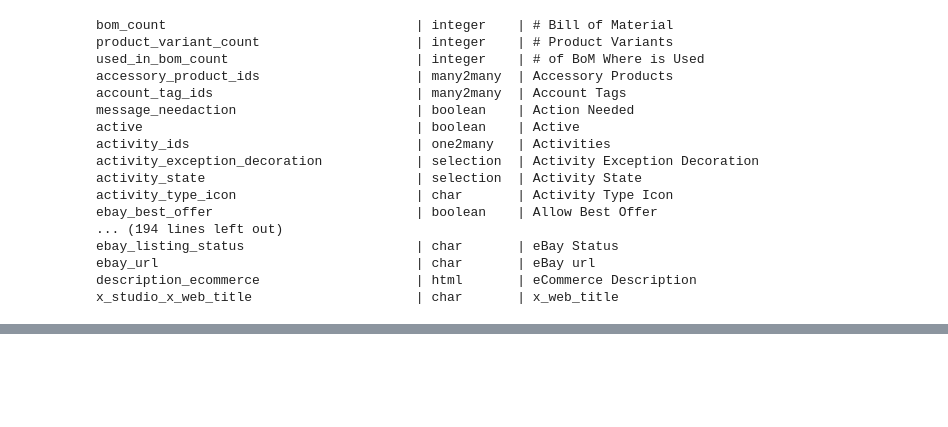
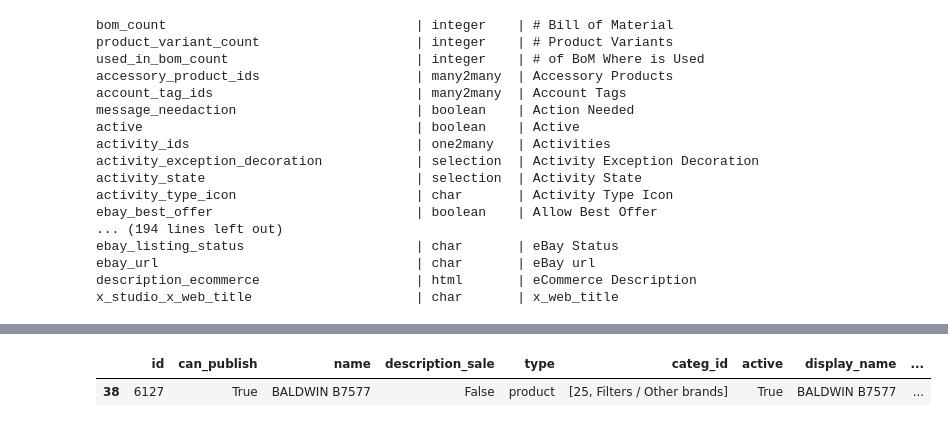
Before and after one commit to FiltrosDonsson/Proyectos-Data-analyst, a Jupyter notebook: DONSSON MIAMI/listas_precio.ipynb, the cells around one changed output, grey strips where cells are left out. Drawn from its saved outputs; the diff is of its cells as text; code cells hidden in the pictures; blank space fills up the shorter version.

```diff
--- a/DONSSON MIAMI/listas_precio.ipynb
+++ b/DONSSON MIAMI/listas_precio.ipynb
@@ -111,17 +111,14 @@ products = models.execute_kw(
     [[]],       # sin filtros, trae todos
     {
         "fields": [
-            "id","website_id","can_publish","website_url","name","description",
-            "description_purchase","description_sale","type","categ_id",
-            "cost_currency_id","volume","weight","active","is_product_variant",
-            "product_variant_count","barcode","display_name","create_date",
-            "property_account_expense_id","property_stock_inventory","qty_available",
-            "purchase_method","sales_count"
+            "id","can_publish","name","description_sale","type","categ_id",
+            "active","display_name","create_date","qty_available","sales_count"
         ]
     }
 )
 
 df = pd.DataFrame(products)
 # %%
-df.sample(10)
+od_bald = df[df["name"].str.contains("BALD")]
+od_bald.info()
 # %% [output]
@@ -138,0 +143,5 @@ df.sample(10)
+# %%
+od_bald[od_bald["name"].str.contains("B7577")]
+# %% [output]
+|  | id | can_publish | name | description_sale | type | categ_id | active | display_name | ... |
+| 38 | 6127 | True | BALDWIN B7577 | False | product | [25, Filters / Other brands] | True | BALDWIN B7577 | ... |
```
Also changed, not shown: parts of 4 cells of this notebook, 8 other files.
